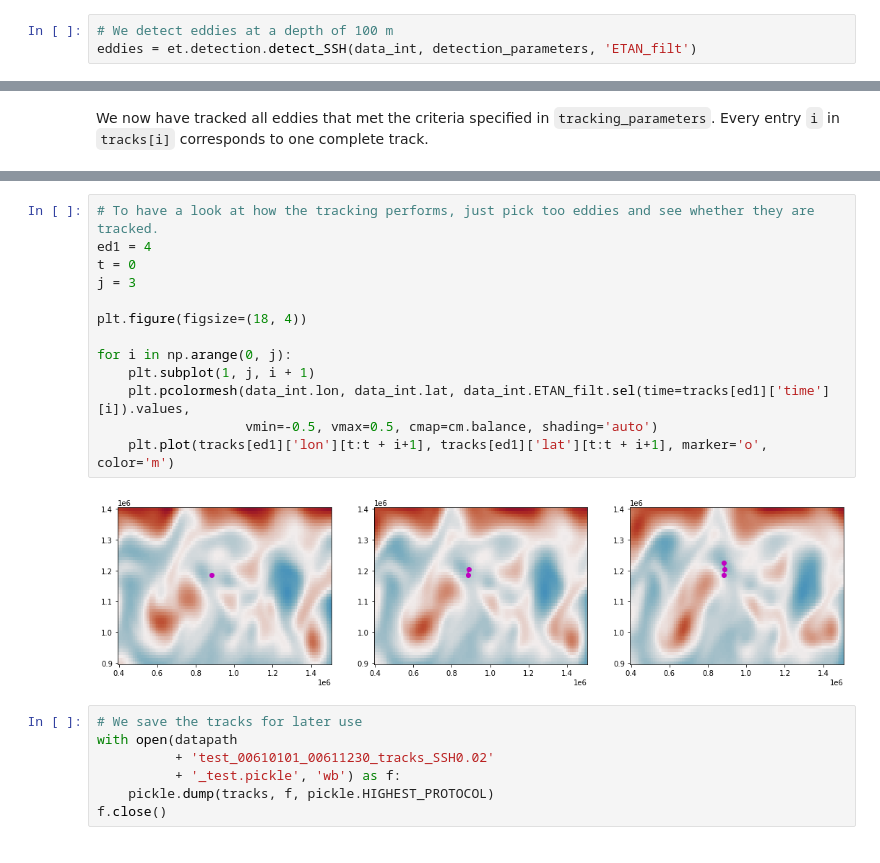
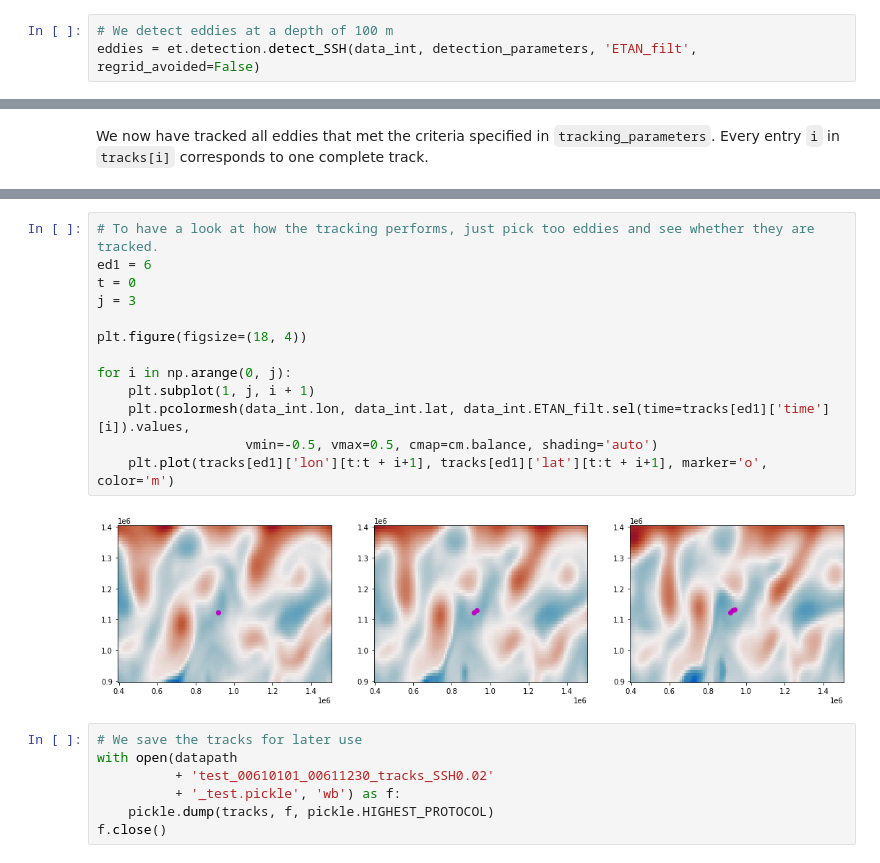
Before and after one commit to jk-rieck/eddytools, a Jupyter notebook: examples/run_eddytools_example_MITgcm_SSH.ipynb, the cells around one changed output, grey strips where cells are left out. Cells and saved outputs as stored; diff of their text form.

```diff
--- a/examples/run_eddytools_example_MITgcm_SSH.ipynb
+++ b/examples/run_eddytools_example_MITgcm_SSH.ipynb
@@ -187,6 +192,6 @@ detection_parameters = {'model': 'MITgcm',
 # %%
 # We detect eddies at a depth of 100 m
-eddies = et.detection.detect_SSH(data_int, detection_parameters, 'ETAN_filt')
+eddies = et.detection.detect_SSH(data_int, detection_parameters, 'ETAN_filt', regrid_avoided=False)
 # %% [output]
 preparing data for eddy detection (masking and region extracting etc.)
 detection at time step  1  of  71
@@ -318,19 +323,19 @@ tracks[0]
  'terminated': True}
 # %%
 # To have a look at how the tracking performs, just pick too eddies and see whether they are tracked.
-ed1 = 4
+ed1 = 6
 t = 0
 j = 3
 
 plt.figure(figsize=(18, 4))
 
 for i in np.arange(0, j):
     plt.subplot(1, j, i + 1)
     plt.pcolormesh(data_int.lon, data_int.lat, data_int.ETAN_filt.sel(time=tracks[ed1]['time'][i]).values,
                    vmin=-0.5, vmax=0.5, cmap=cm.balance, shading='auto')
     plt.plot(tracks[ed1]['lon'][t:t + i+1], tracks[ed1]['lat'][t:t + i+1], marker='o', color='m')
 # %% [output]
-[figure, old version]
+[figure, new version]
 # %%
 # We save the tracks for later use
 with open(datapath
```
Also changed, not shown: parts of 8 cells of this notebook, 1 other file.
